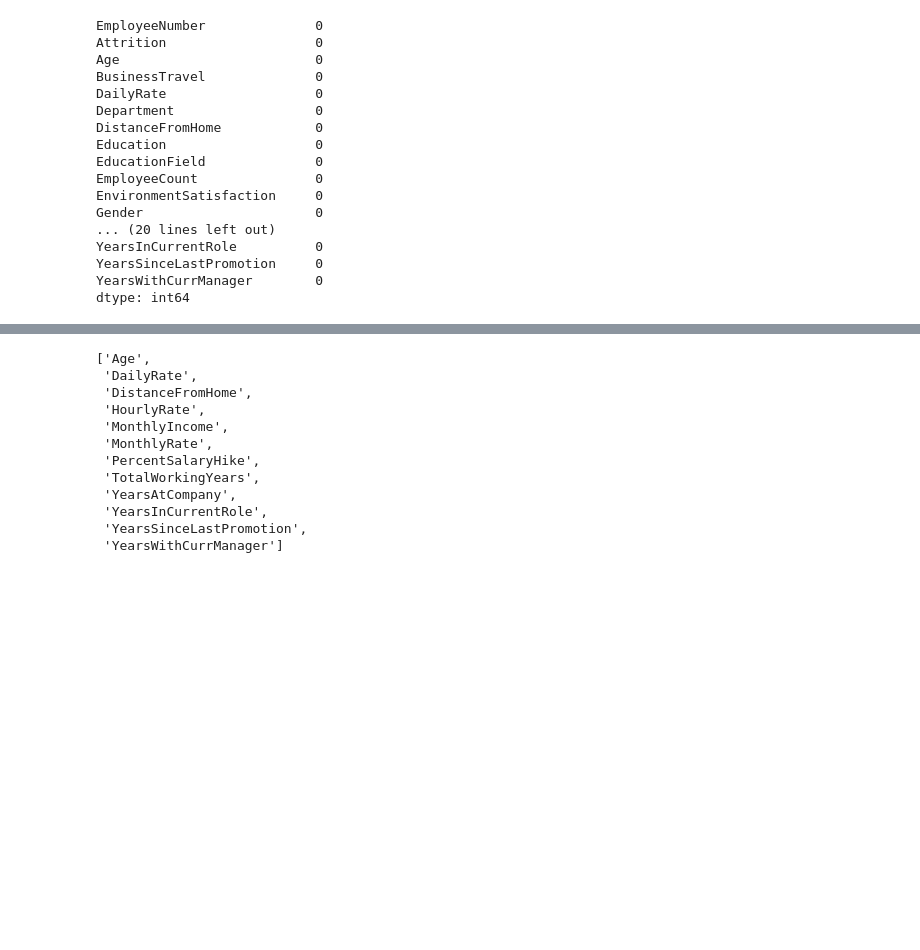
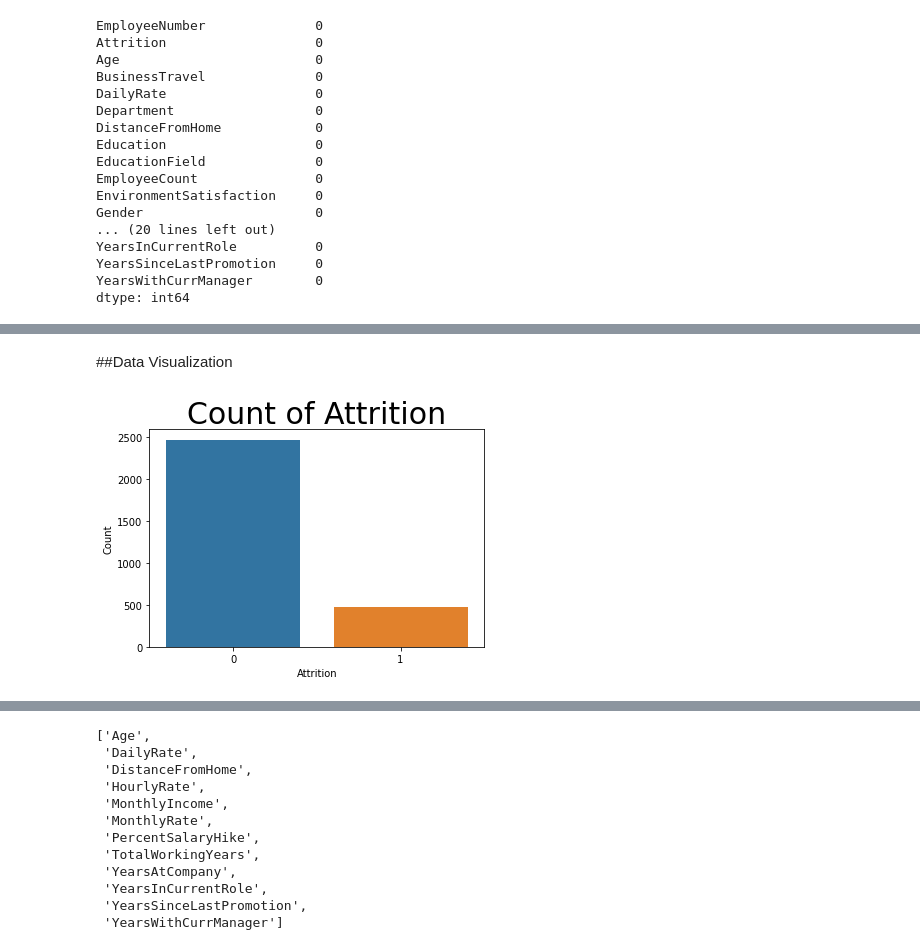
Before and after one commit to Sukrut11/HR-Employee-Attrition, a Jupyter notebook: TCR_Project.ipynb, the cells around one changed output, grey strips where cells are left out. Saved outputs shown, nothing was run; the diff lists cells and outputs as text; code cells hidden in the pictures; blank space fills up the shorter version.

```diff
--- a/TCR_Project.ipynb
+++ b/TCR_Project.ipynb
@@ -88,0 +114,10 @@ df.head()
+# %% [markdown]
+##Data Visualization
+# %%
+sns.countplot("Attrition", data = df)
+plt.title('Count of Attrition', fontsize=30)
+plt.xlabel('Attrition')
+plt.ylabel('Count')
+plt.show()
+# %% [output]
+[figure, added]
```
Also changed, not shown: parts of 89 cells of this notebook.
